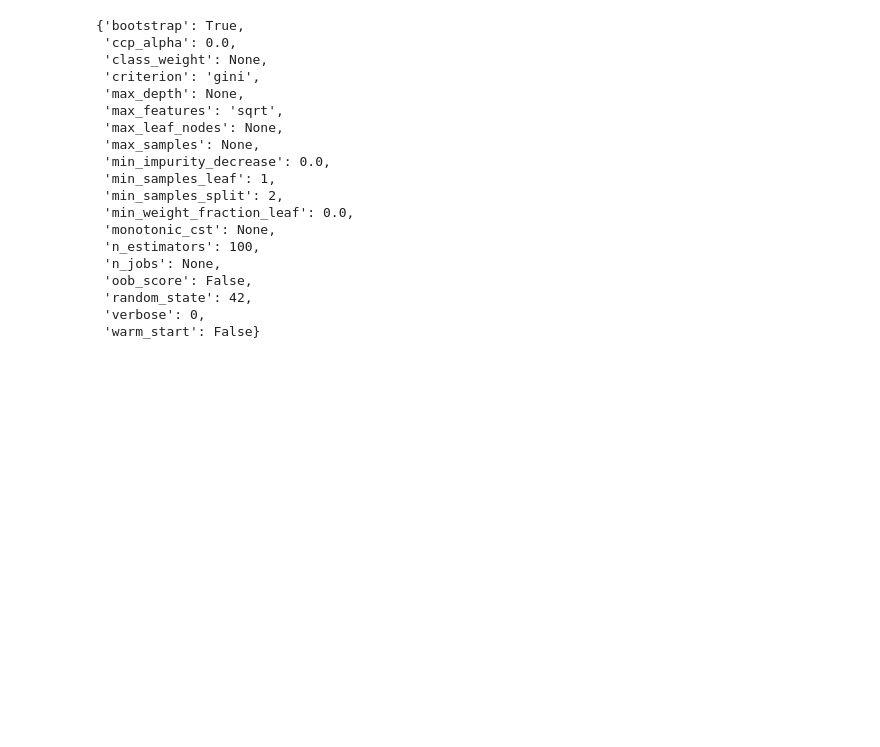
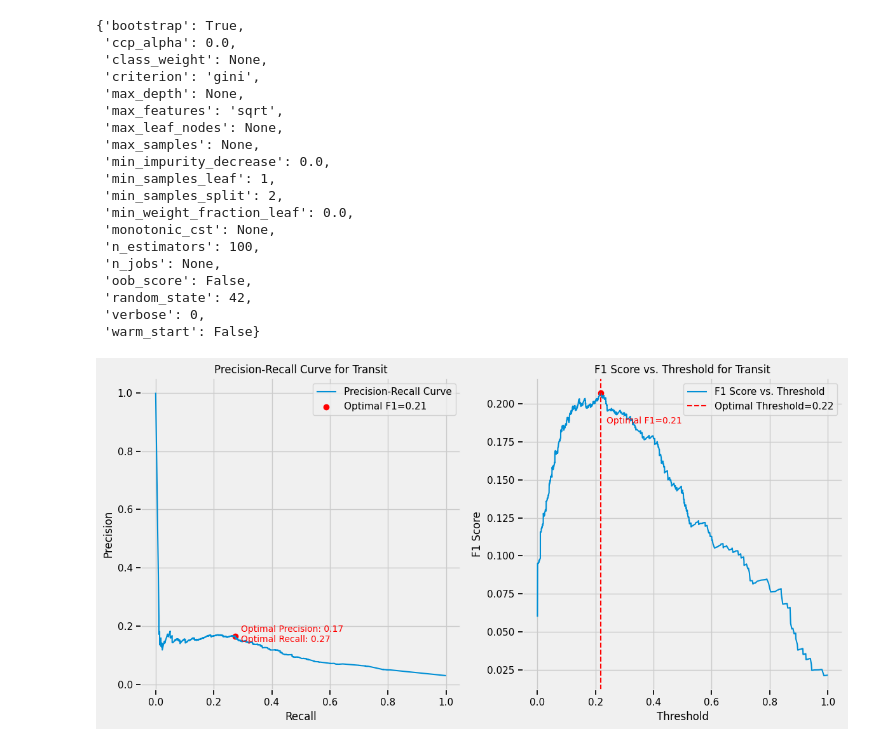
Before and after one commit to nico988766/CME-538-Mickey-Mousers, a Jupyter notebook: 4 - Feature Engineering/feature_eng_workers_k.ipynb, the cells around one changed output. Cells and saved outputs as stored; diff of their text form; code cells hidden in the pictures; blank space fills up the shorter version.

Commit message:
f1 threshold

```diff
--- a/4 - Feature Engineering/feature_eng_workers_k.ipynb
+++ b/4 - Feature Engineering/feature_eng_workers_k.ipynb
@@ -362,3 +385,68 @@ model.get_params()
  'random_state': 42,
  'verbose': 0,
  'warm_start': False}
+# %%
+import matplotlib.pyplot as plt
+import numpy as np
+from sklearn.metrics import precision_recall_curve
+
+# Define the target class of interest
+target_class = 'Transit'
+
+# Convert y_val to binary: 1 for the target class, 0 otherwise
+# Assuming y_val contains the original labels and 'Transit' is a class label
+y_binary = (y_val == target_class).astype(int)
+
+# Predict probabilities for all classes (for RandomForestClassifier, for example)
+y_probs = model.predict_proba(X_val)  # Get probabilities for all classes
+
+# Identify the index of 'Transit' in the model's classes_
+target_class_index = list(model.classes_).index(target_class)
+
+# Extract probabilities for the target class
+y_probs_target = y_probs[:, target_class_index]
+
+# Calculate precision, recall, and thresholds for the Precision-Recall curve
+precision, recall, thresholds = precision_recall_curve(y_binary, y_probs_target)
+
+# Calculate F1 scores for all thresholds
+f1_scores = 2 * (precision * recall) / (precision + recall)
+
+# Find the optimal threshold for the highest F1 score
+optimal_idx = np.argmax(f1_scores)
+optimal_f1 = f1_scores[optimal_idx]
+optimal_threshold = thresholds[optimal_idx] if len(thresholds) > 0 else 1  # Handle case when thresholds are empty
+
+# Plot Precision-Recall curve
+plt.figure(figsize=(12, 6))
+
+# Subplot 1: Precision-Recall curve
+plt.subplot(1, 2, 1)
+plt.plot(recall, precision, label="Precision-Recall Curve")
+plt.scatter(recall[optimal_idx], precision[optimal_idx], color='red', label=f'Optimal F1={optimal_f1:.2f}')
+plt.text(recall[optimal_idx] + 0.02, precision[optimal_idx] - 0.02,
+         f'Optimal Precision: {precision[optimal_idx]:.2f}\nOptimal Recall: {recall[optimal_idx]:.2f}',
+         color='red', fontsize=10)
+plt.xlabel('Recall')
+plt.ylabel('Precision')
+plt.title(f'Precision-Recall Curve for {target_class}')
+plt.legend()
+plt.grid(True)
+
+# Subplot 2: F1 vs. Threshold
+plt.subplot(1, 2, 2)
+plt.plot(thresholds, f1_scores[:-1], label="F1 Score vs. Threshold")  # Exclude the last threshold (no corresponding F1 score)
+plt.axvline(x=optimal_threshold, color='red', linestyle='--', label=f'Optimal Threshold={optimal_threshold:.2f}')
+plt.scatter(optimal_threshold, optimal_f1, color='red')
+plt.text(optimal_threshold + 0.02, optimal_f1 - 0.02, f'Optimal F1={optimal_f1:.2f}', color='red', fontsize=10)
+plt.xlabel('Threshold')
+plt.ylabel('F1 Score')
+plt.title(f'F1 Score vs. Threshold for {target_class}')
+plt.legend()
+plt.grid(True)
+
+# Show the plots
+plt.tight_layout()
+plt.show()
+# %% [output]
+[figure, added]
```
Also changed, not shown: parts of 12 cells of this notebook.
